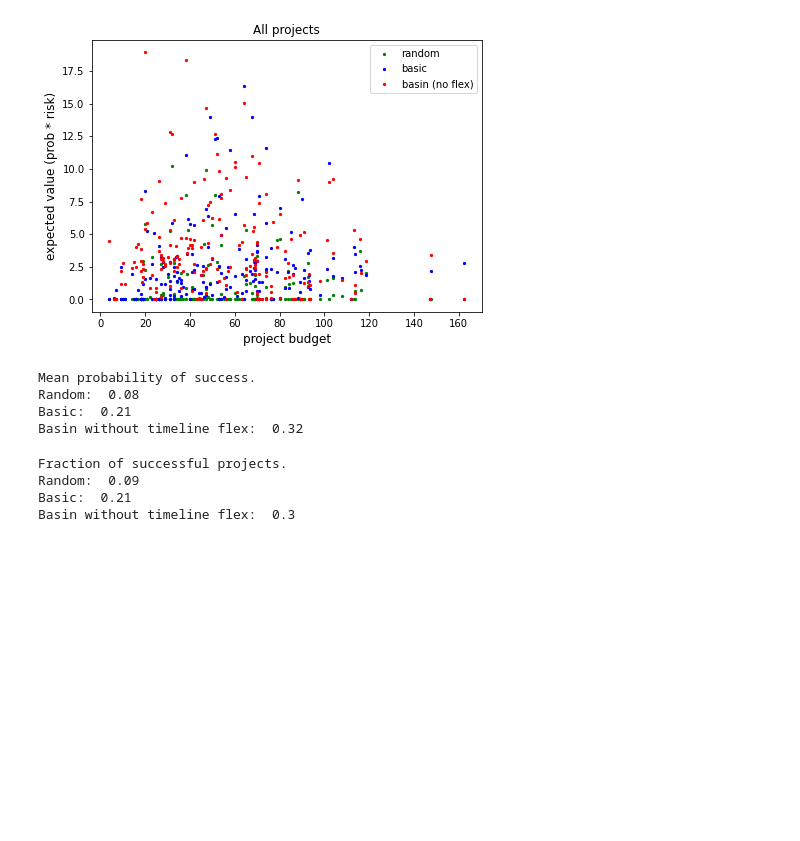
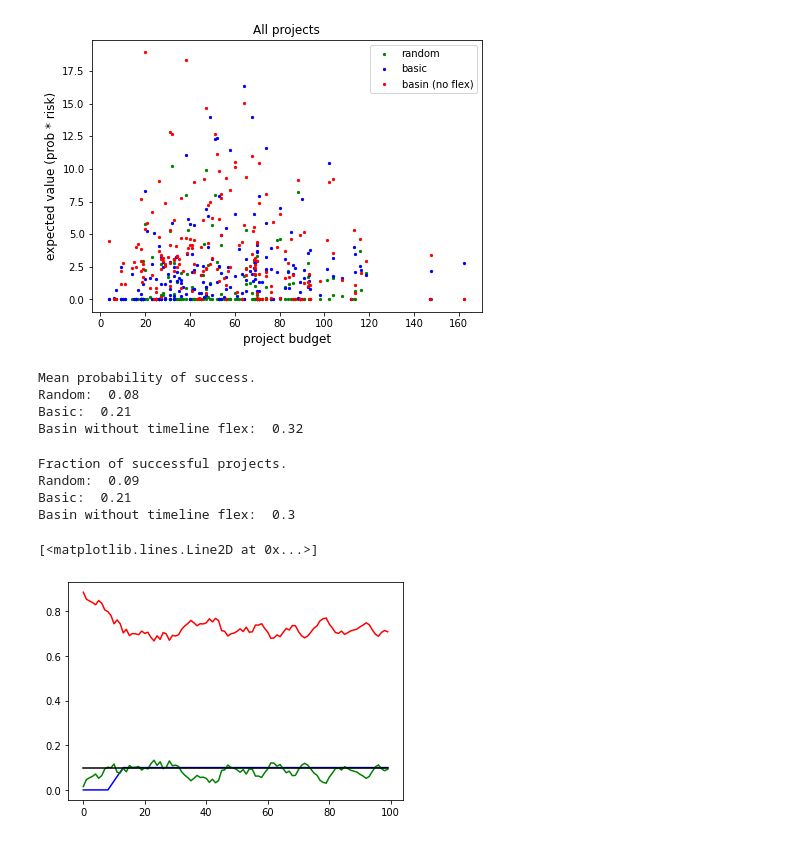
Before and after one commit to Superscriptus/SuperScript, a Jupyter notebook: analysis/testing_hypotheses_v0.0.ipynb, the cells around one changed output. Saved outputs shown, nothing was run; the diff lists cells and outputs as text; code cells hidden in the pictures; blank space fills up the shorter version.

```diff
--- a/analysis/testing_hypotheses_v0.0.ipynb
+++ b/analysis/testing_hypotheses_v0.0.ipynb
@@ -96,3 +96,15 @@ Fraction of successful projects.
 Random:  0.09
 Basic:  0.21
 Basin without timeline flex:  0.3
+# %%
+DATA_DIR = '../simulation_io/deptwl_0.3_260321_v0.0/'
+with open(DATA_DIR + 'Random/model_vars_rep_0.pickle', 'rb') as ifile:
+    test = pickle.load(ifile)
+# %%
+plt.plot(test.index, test.TrainingLoad, 'b')
+plt.plot(test.index, test.ProjectLoad, 'g')
+plt.plot(test.index, test.DeptLoad, 'k')
+plt.plot(test.index, test.Slack, 'r')
+# %% [output]
+[<matplotlib.lines.Line2D at 0x...>]
+[figure, added]
```
Also changed, not shown: parts of 3 cells of this notebook, 3 other files.
